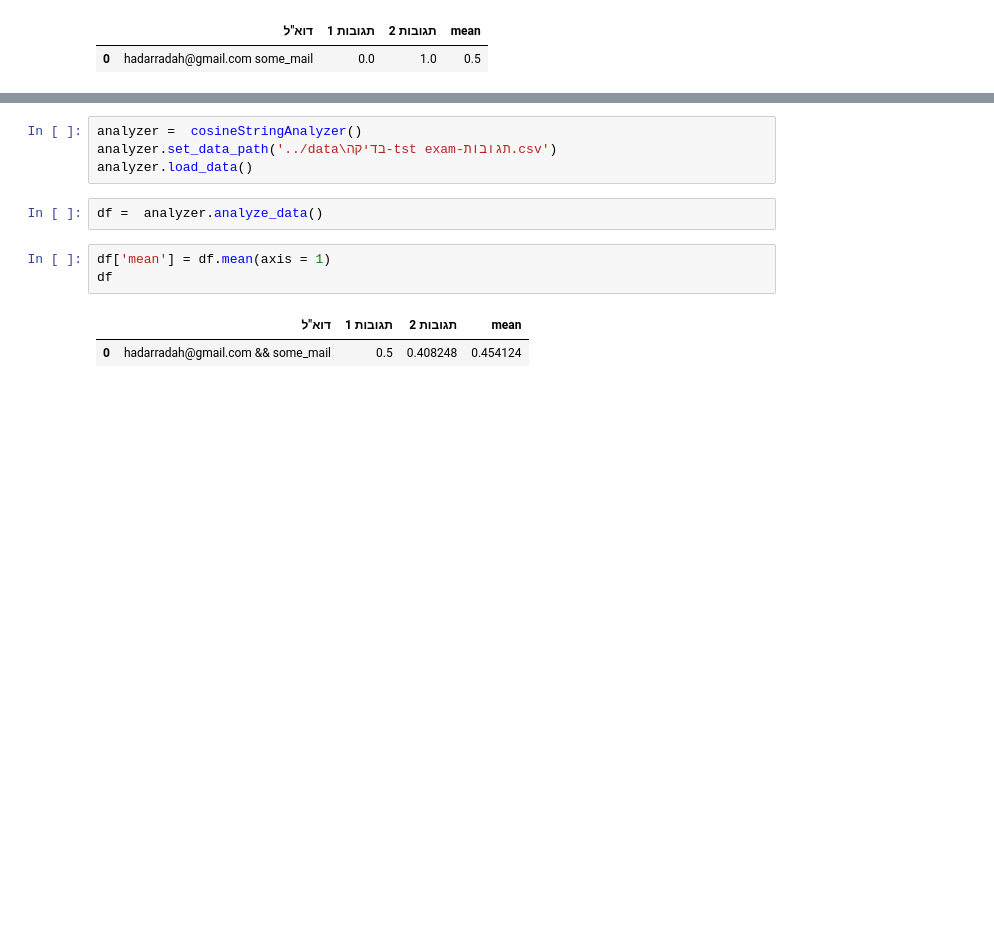
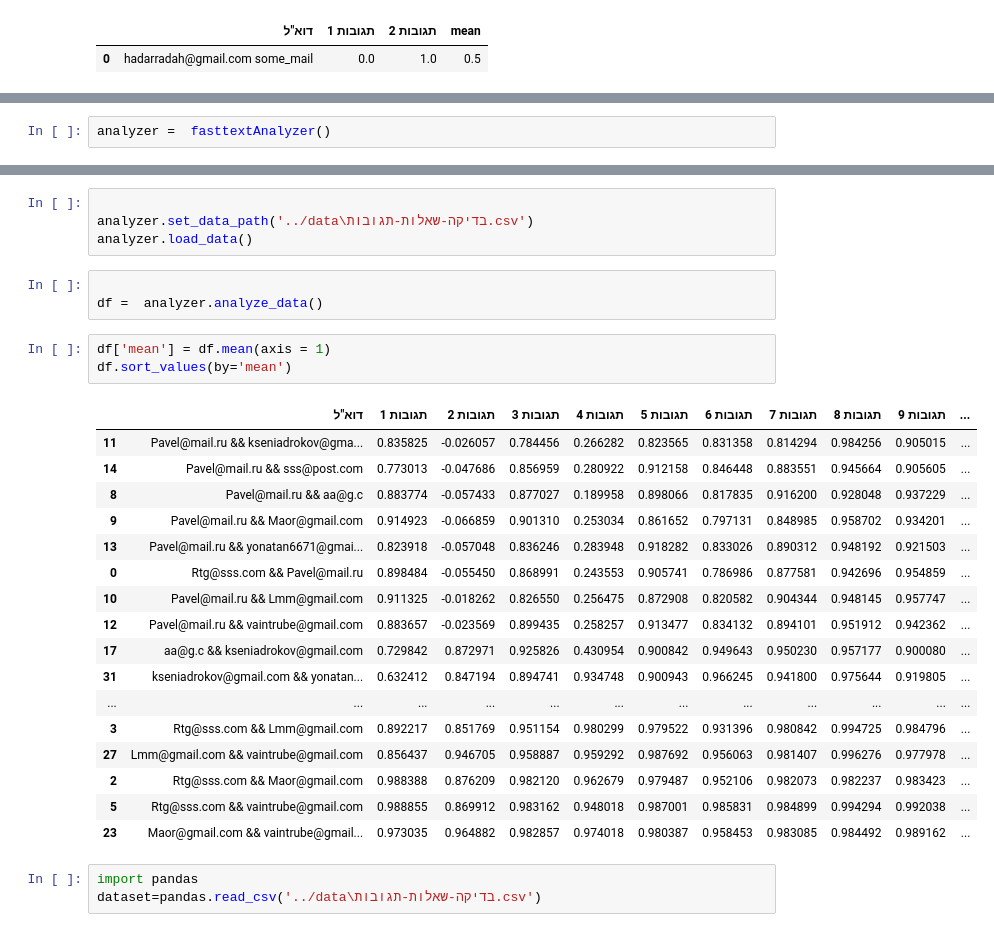
Before and after one commit to CiTRuS93/CheatChecker, a Jupyter notebook: CheatChecker/project/Untitled.ipynb, the cells around one changed output, grey strips where cells are left out. Drawn from its saved outputs; the diff is of its cells as text; blank space fills up the shorter version.

```diff
--- a/CheatChecker/project/Untitled.ipynb
+++ b/CheatChecker/project/Untitled.ipynb
@@ -80,0 +83,2 @@ from cosineStringAnalyzer import cosineStringAnalyzer
+# %%
+analyzer =  fasttextAnalyzer()
@@ -81,12 +88,31 @@ from cosineStringAnalyzer import cosineStringAnalyzer
 # %%
-analyzer =  cosineStringAnalyzer()
-analyzer.set_data_path('../data\בדיקה-tst exam-תגובות.csv')
+
+analyzer.set_data_path('../data\בדיקה-שאלות-תגובות.csv')
 analyzer.load_data()
 # %%
+
 df =  analyzer.analyze_data()
 # %%
 df['mean'] = df.mean(axis = 1)
-df
+df.sort_values(by='mean')
 # %% [output]
-|  | דוא"ל | תגובות 1 | תגובות 2 | mean |
-| 0 | hadarradah@gmail.com && some_mail | 0.5 | 0.408248 | 0.454124 |
+|  | דוא"ל | תגובות 1 | תגובות 2 | תגובות 3 | תגובות 4 | תגובות 5 | תגובות 6 | תגובות 7 | תגובות 8 | תגובות 9 | ... |
+| 11 | Pavel@mail.ru && kseniadrokov@gma... | 0.835825 | -0.026057 | 0.784456 | 0.266282 | 0.823565 | 0.831358 | 0.814294 | 0.984256 | 0.905015 | ... |
+| 14 | Pavel@mail.ru && sss@post.com | 0.773013 | -0.047686 | 0.856959 | 0.280922 | 0.912158 | 0.846448 | 0.883551 | 0.945664 | 0.905605 | ... |
+| 8 | Pavel@mail.ru && aa@g.c | 0.883774 | -0.057433 | 0.877027 | 0.189958 | 0.898066 | 0.817835 | 0.916200 | 0.928048 | 0.937229 | ... |
+| 9 | Pavel@mail.ru && Maor@gmail.com | 0.914923 | -0.066859 | 0.901310 | 0.253034 | 0.861652 | 0.797131 | 0.848985 | 0.958702 | 0.934201 | ... |
+| 13 | Pavel@mail.ru && yonatan6671@gmai... | 0.823918 | -0.057048 | 0.836246 | 0.283948 | 0.918282 | 0.833026 | 0.890312 | 0.948192 | 0.921503 | ... |
+| 0 | Rtg@sss.com && Pavel@mail.ru | 0.898484 | -0.055450 | 0.868991 | 0.243553 | 0.905741 | 0.786986 | 0.877581 | 0.942696 | 0.954859 | ... |
+| 10 | Pavel@mail.ru && Lmm@gmail.com | 0.911325 | -0.018262 | 0.826550 | 0.256475 | 0.872908 | 0.820582 | 0.904344 | 0.948145 | 0.957747 | ... |
+| 12 | Pavel@mail.ru && vaintrube@gmail.com | 0.883657 | -0.023569 | 0.899435 | 0.258257 | 0.913477 | 0.834132 | 0.894101 | 0.951912 | 0.942362 | ... |
+| 17 | aa@g.c && kseniadrokov@gmail.com | 0.729842 | 0.872971 | 0.925826 | 0.430954 | 0.900842 | 0.949643 | 0.950230 | 0.957177 | 0.900080 | ... |
+| 31 | kseniadrokov@gmail.com && yonatan... | 0.632412 | 0.847194 | 0.894741 | 0.934748 | 0.900943 | 0.966245 | 0.941800 | 0.975644 | 0.919805 | ... |
+| ... | ... | ... | ... | ... | ... | ... | ... | ... | ... | ... | ... |
+| 3 | Rtg@sss.com && Lmm@gmail.com | 0.892217 | 0.851769 | 0.951154 | 0.980299 | 0.979522 | 0.931396 | 0.980842 | 0.994725 | 0.984796 | ... |
+| 27 | Lmm@gmail.com && vaintrube@gmail.com | 0.856437 | 0.946705 | 0.958887 | 0.959292 | 0.987692 | 0.956063 | 0.981407 | 0.996276 | 0.977978 | ... |
+| 2 | Rtg@sss.com && Maor@gmail.com | 0.988388 | 0.876209 | 0.982120 | 0.962679 | 0.979487 | 0.952106 | 0.982073 | 0.982237 | 0.983423 | ... |
+| 5 | Rtg@sss.com && vaintrube@gmail.com | 0.988855 | 0.869912 | 0.983162 | 0.948018 | 0.987001 | 0.985831 | 0.984899 | 0.994294 | 0.992038 | ... |
+| 23 | Maor@gmail.com && vaintrube@gmail... | 0.973035 | 0.964882 | 0.982857 | 0.974018 | 0.980387 | 0.958453 | 0.983085 | 0.984492 | 0.989162 | ... |
+# %%
+import pandas
+dataset=pandas.read_csv('../data\בדיקה-שאלות-תגובות.csv')
```
Also changed, not shown: parts of 38 cells of this notebook, 5 other files.
